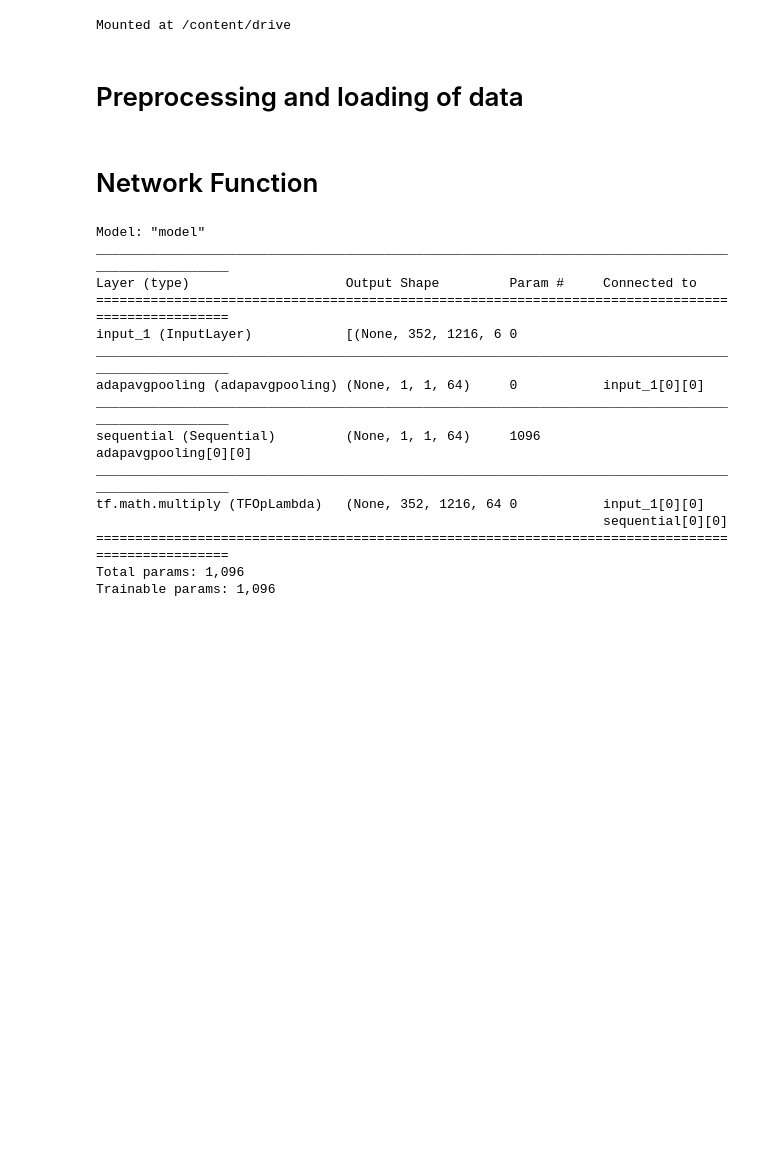
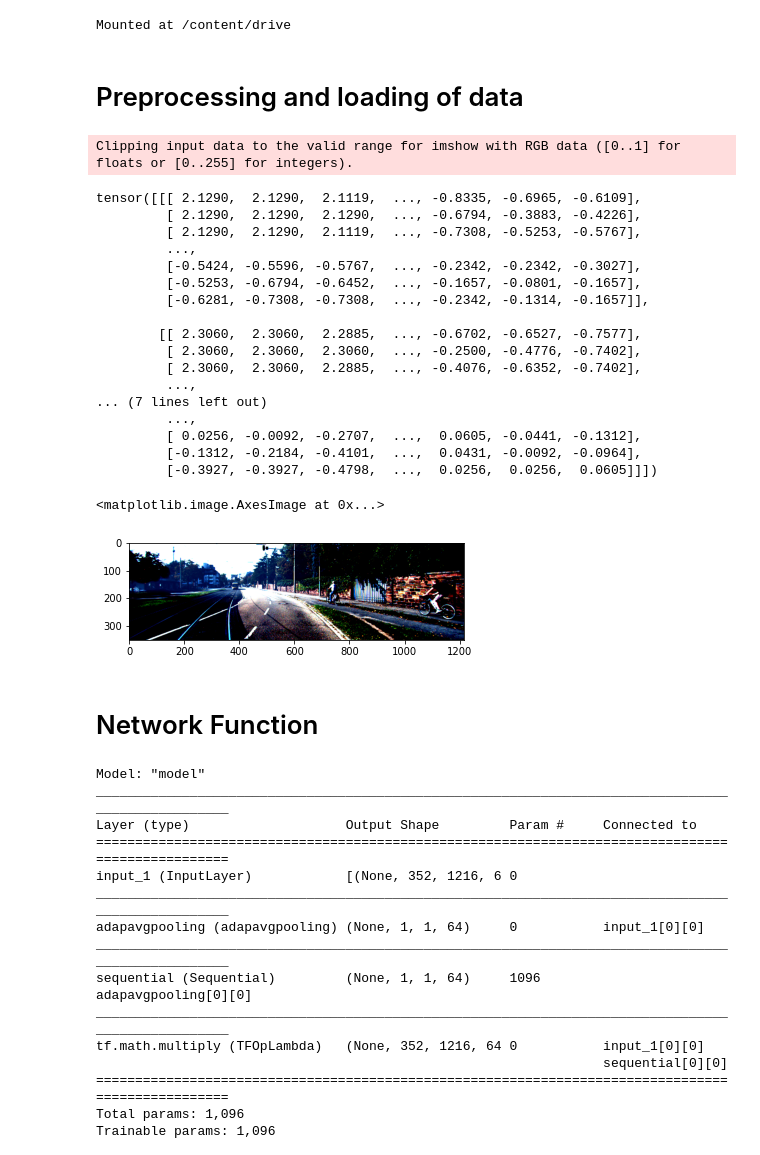
Before and after one commit to abubakrsiddq/ImageDehazing, a Jupyter notebook: models/FFA-net/ffa_kitti.ipynb, the cells around one changed output. Cells and saved outputs as stored; diff of their text form; code cells hidden in the pictures; blank space fills up the shorter version.

```diff
--- a/models/FFA-net/ffa_kitti.ipynb
+++ b/models/FFA-net/ffa_kitti.ipynb
@@ -31,17 +31,48 @@ Mounted at /content/drive
 #ls drive/MyDrive/reside/archive/clear_images drive/MyDrive/reside/archive/haze
 # %%
 def load_image(img_path):
-    img = tf.io.read_file(img_path)
+    #img = tf.io.read_file(img_path)
 
-    img = tf.io.decode_png(img, channels = 3)
-    img = tf.image.resize(img, size = (352 , 1216), antialias = True)
-    img=tf.image.crop_to_bounding_box(img,176,608,176,608)
+    #img = tf.io.decode_png(img, channels = 3)
+    #img = tf.image.resize(img, size = (352 , 1216), antialias = True)
+    #img=tf.image.crop_to_bounding_box(img,176,608,176,608)
     #tf.image.crop_and_resize(img, boxes, box_indices,[176,608])
     #img = tf.image.resize(img, size = (88 , 304), antialias = True)
-    img = img / 255.0
+    #img = img / 255.0
+    data_transforms = tv.transforms.Compose([
+
+    tv.transforms.ToTensor(),
+    tv.transforms.Normalize(mean=[0.485, 0.456, 0.406], std=[0.229, 0.224, 0.225])])
+    img = Image.open(img_path)
+    img = img.convert('RGB')
+    img = data_transforms(img)
+    print(img)
     #img = tf.image.per_image_standardization(img)
     #img=tf.image.central_crop(img,0.3)
-    return img
+    img=np.transpose(img,[1,2,0])
+# %%
+plt.imshow(load_image('/content/drive/MyDrive/test_set/hazy/0_kitti_hazy.png'))
+# %% [output]
+Clipping input data to the valid range for imshow with RGB data ([0..1] for floats or [0..255] for integers).
+tensor([[[ 2.1290,  2.1290,  2.1119,  ..., -0.8335, -0.6965, -0.6109],
+         [ 2.1290,  2.1290,  2.1290,  ..., -0.6794, -0.3883, -0.4226],
+         [ 2.1290,  2.1290,  2.1119,  ..., -0.7308, -0.5253, -0.5767],
+         ...,
+         [-0.5424, -0.5596, -0.5767,  ..., -0.2342, -0.2342, -0.3027],
+         [-0.5253, -0.6794, -0.6452,  ..., -0.1657, -0.0801, -0.1657],
+         [-0.6281, -0.7308, -0.7308,  ..., -0.2342, -0.1314, -0.1657]],
+
+        [[ 2.3060,  2.3060,  2.2885,  ..., -0.6702, -0.6527, -0.7577],
+         [ 2.3060,  2.3060,  2.3060,  ..., -0.2500, -0.4776, -0.7402],
+         [ 2.3060,  2.3060,  2.2885,  ..., -0.4076, -0.6352, -0.7402],
+         ...,
+... (7 lines left out)
+         ...,
+         [ 0.0256, -0.0092, -0.2707,  ...,  0.0605, -0.0441, -0.1312],
+         [-0.1312, -0.2184, -0.4101,  ...,  0.0431, -0.0092, -0.0964],
+         [-0.3927, -0.3927, -0.4798,  ...,  0.0256,  0.0256,  0.0605]]])
+<matplotlib.image.AxesImage at 0x...>
+[figure, added]
 # %%
 def dataset_preposses(orig_img_path='/content/drive/MyDrive/generated_dataset/trans',hazy_img_path='/content/drive/MyDrive/generated_dataset/hazy',percentage=0.1,validation_size=200,test_size=64,seed_val=200):
     train_img = []
```
Also changed, not shown: parts of 5 cells of this notebook.
